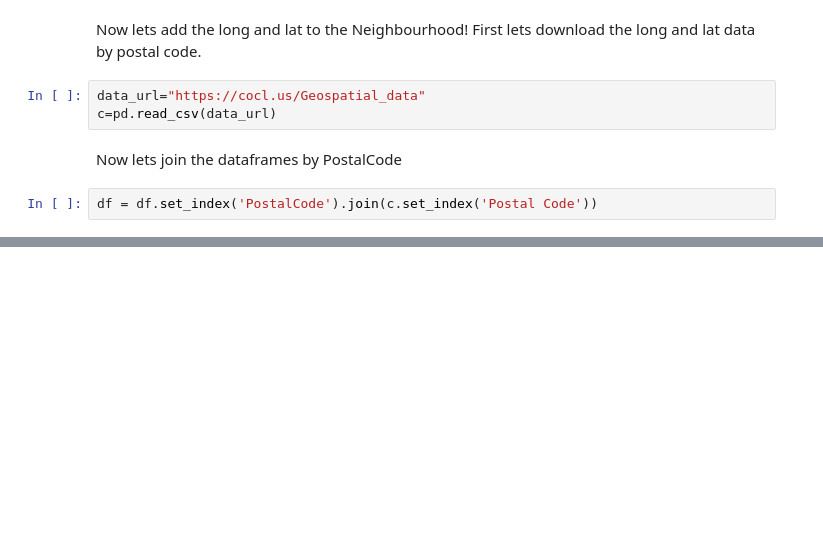
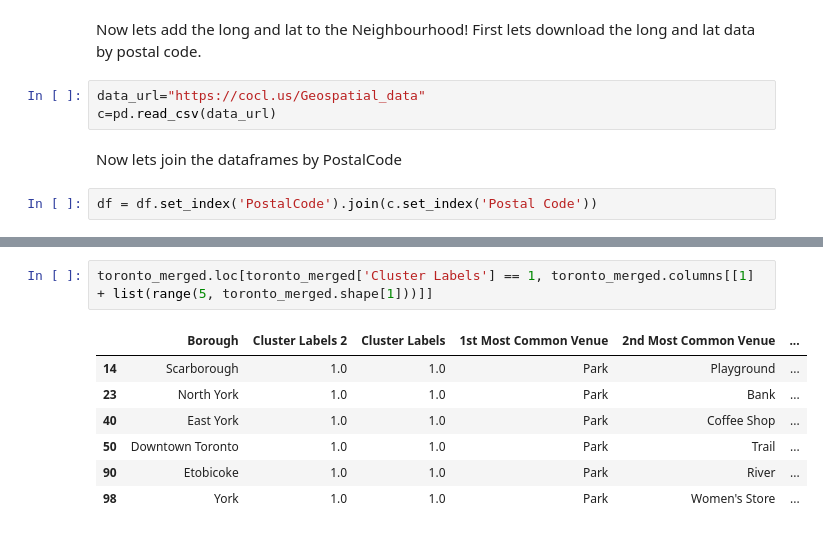
Before and after one commit to denniszaidi/ibmml, a Jupyter notebook: Capstone4.ipynb, the cells around one changed output, grey strips where cells are left out. Saved outputs shown, nothing was run; the diff lists cells and outputs as text; blank space fills up the shorter version.

```diff
--- a/Capstone4.ipynb
+++ b/Capstone4.ipynb
@@ -92,0 +523,10 @@ df.head(11)
+# %%
+toronto_merged.loc[toronto_merged['Cluster Labels'] == 1, toronto_merged.columns[[1] + list(range(5, toronto_merged.shape[1]))]]
+# %% [output]
+|  | Borough | Cluster Labels 2 | Cluster Labels | 1st Most Common Venue | 2nd Most Common Venue | ... |
+| 14 | Scarborough | 1.0 | 1.0 | Park | Playground | ... |
+| 23 | North York | 1.0 | 1.0 | Park | Bank | ... |
+| 40 | East York | 1.0 | 1.0 | Park | Coffee Shop | ... |
+| 50 | Downtown Toronto | 1.0 | 1.0 | Park | Trail | ... |
+| 90 | Etobicoke | 1.0 | 1.0 | Park | River | ... |
+| 98 | York | 1.0 | 1.0 | Park | Women's Store | ... |
```
Also changed, not shown: parts of 36 cells of this notebook.
